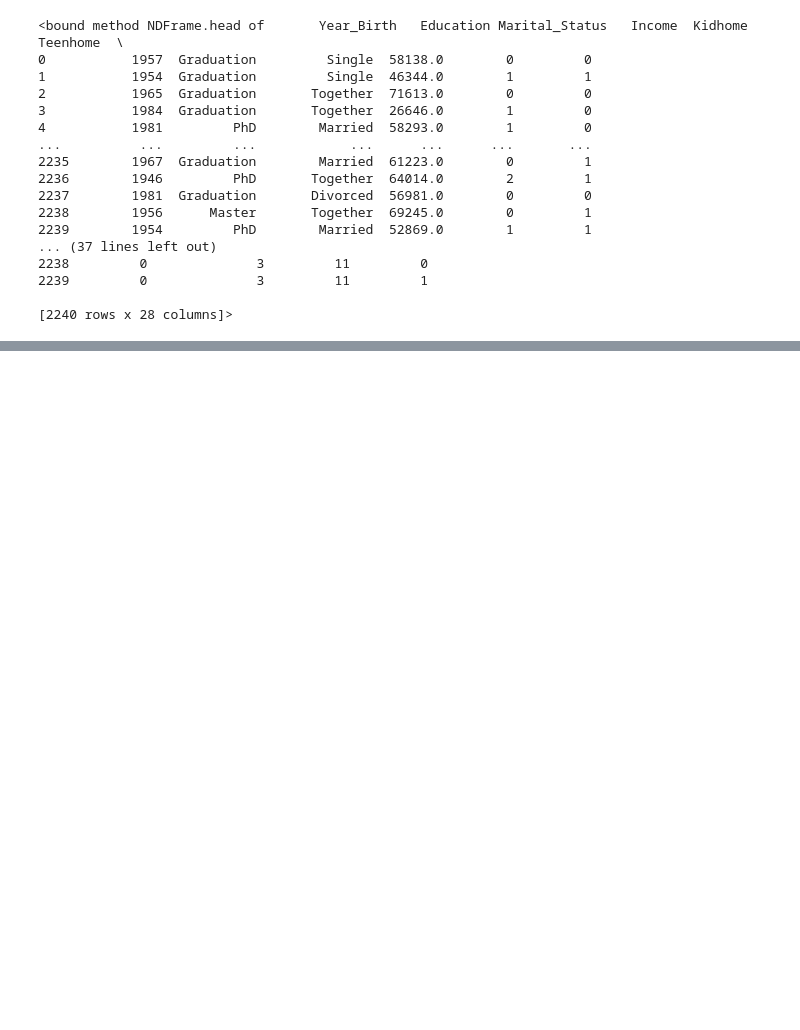
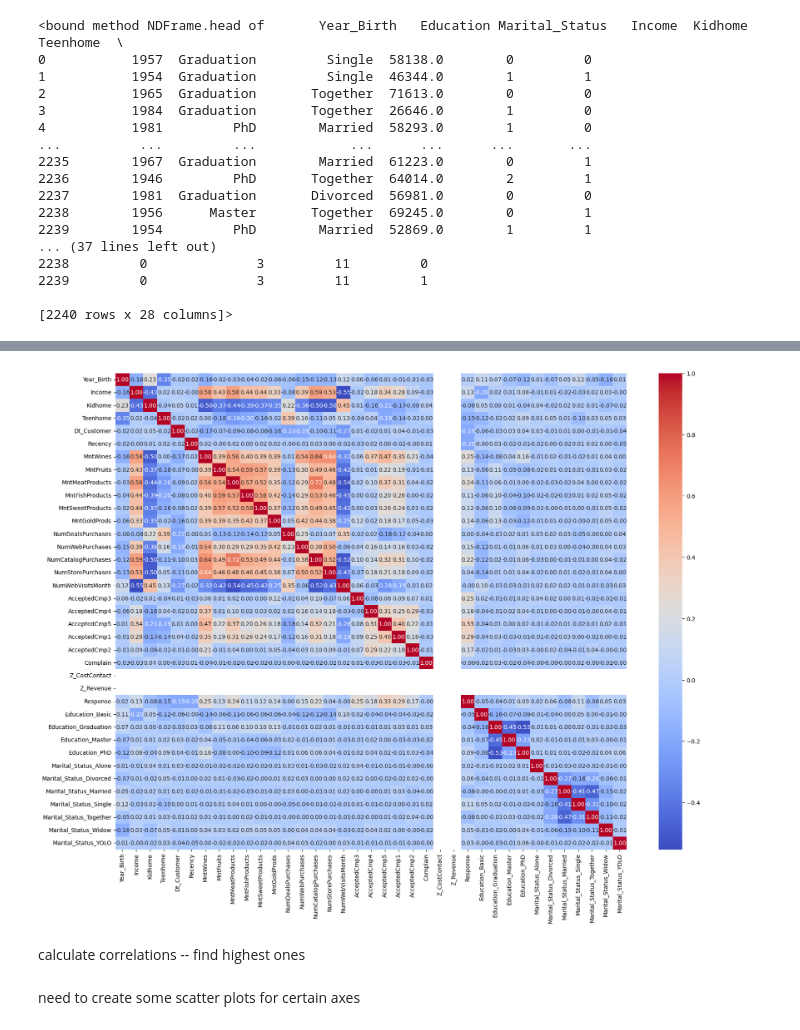
Before and after one commit to lucymao-12/clustering, a Jupyter notebook: Deep_dive_into_clustering.ipynb, the cells around one changed output, grey strips where cells are left out. Drawn from its saved outputs; the diff is of its cells as text; code cells hidden in the pictures; blank space fills up the shorter version.

```diff
--- a/Deep_dive_into_clustering.ipynb
+++ b/Deep_dive_into_clustering.ipynb
@@ -71,8 +126,9 @@ print(columns)
 # %% [markdown]
 cleaning the data
 # %%
-df.drop('ID', inplace=True, axis=1)
-print(df.head)
+df_clean = df.copy()
+df_clean.drop('ID', inplace=True, axis=1)
+print(df_clean.head)
 # %% [output]
 <bound method NDFrame.head of       Year_Birth   Education Marital_Status   Income  Kidhome  Teenhome  \
 0           1957  Graduation         Single  58138.0        0         0
@@ -117,0 +154,6 @@ Response [1 0]
+# %%
+## converting string dates to datetime format
+df_clean['Dt_Customer'] = pd.to_datetime(df_clean['Dt_Customer'])
+print(df_clean['Dt_Customer'])
+earliest_date = df['Dt_Customer'].min()
+print("earliest date: ", earliest_date)
@@ -117,0 +174,13 @@ Response [1 0]
+# %%
+columns = df_clean.columns
+label_encoder = LabelEncoder()
+
+for name in columns:
+    if name == 'Dt_Customer':
+        df_clean[name] = (df_clean[name] - earliest_date).dt.days
+    elif df_clean[name].dtype not in ['int64', 'float64']:
+        dummies = pd.get_dummies(df_clean[name], prefix=name, drop_first=True)
+        dummies = dummies.astype(int)
+        df_clean = pd.concat([df_clean.drop(name, axis=1), dummies], axis=1)
+# # One-Hot Encoding
+#
@@ -117,0 +211,18 @@ Response [1 0]
+# %%
+# Calculate the correlation matrix
+correlation_matrix = df_clean.corr()
+
+# Set the size of the figure
+plt.figure(figsize=(20, 15))  # You can adjust these dimensions as needed
+
+# Create the heatmap
+sns.heatmap(correlation_matrix, annot=True, cmap='coolwarm', fmt='.2f')
+
+# Show the plot
+plt.show()
+# %% [output]
+[figure, added]
+# %% [markdown]
+calculate correlations -- find highest ones
+# %% [markdown]
+need to create some scatter plots for certain axes
```
Also changed, not shown: parts of 11 cells of this notebook, 1 other file.
